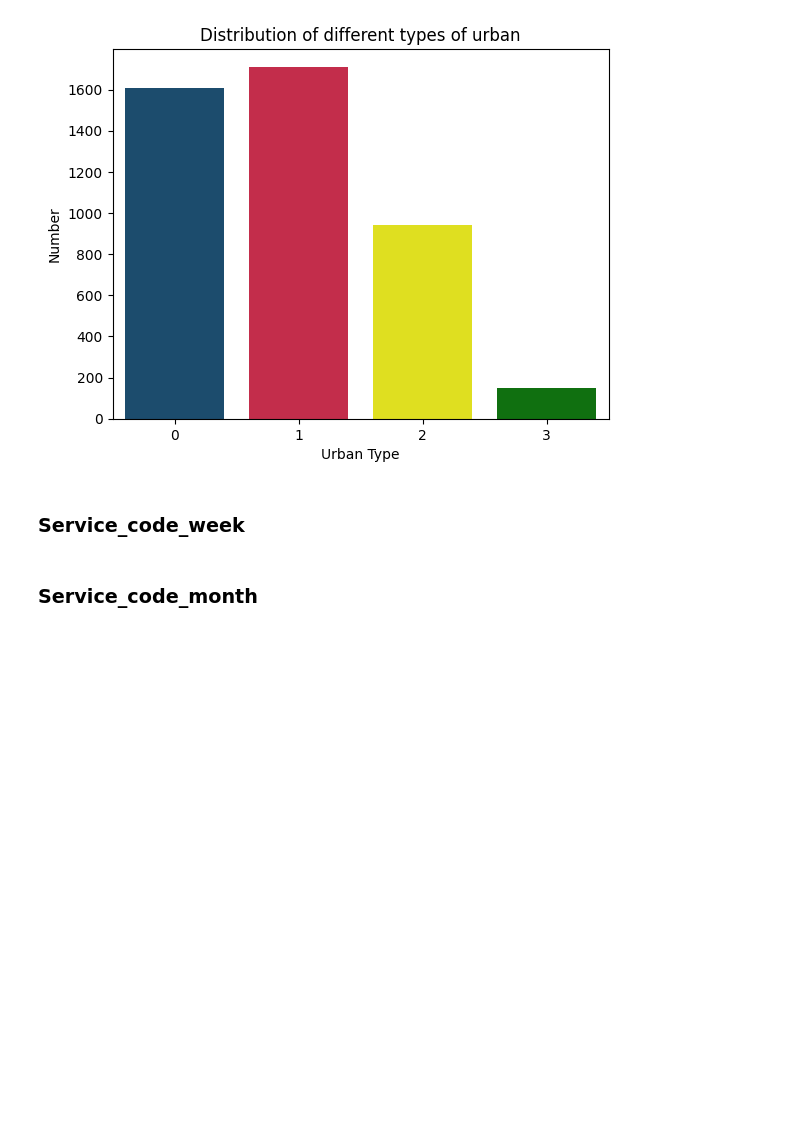
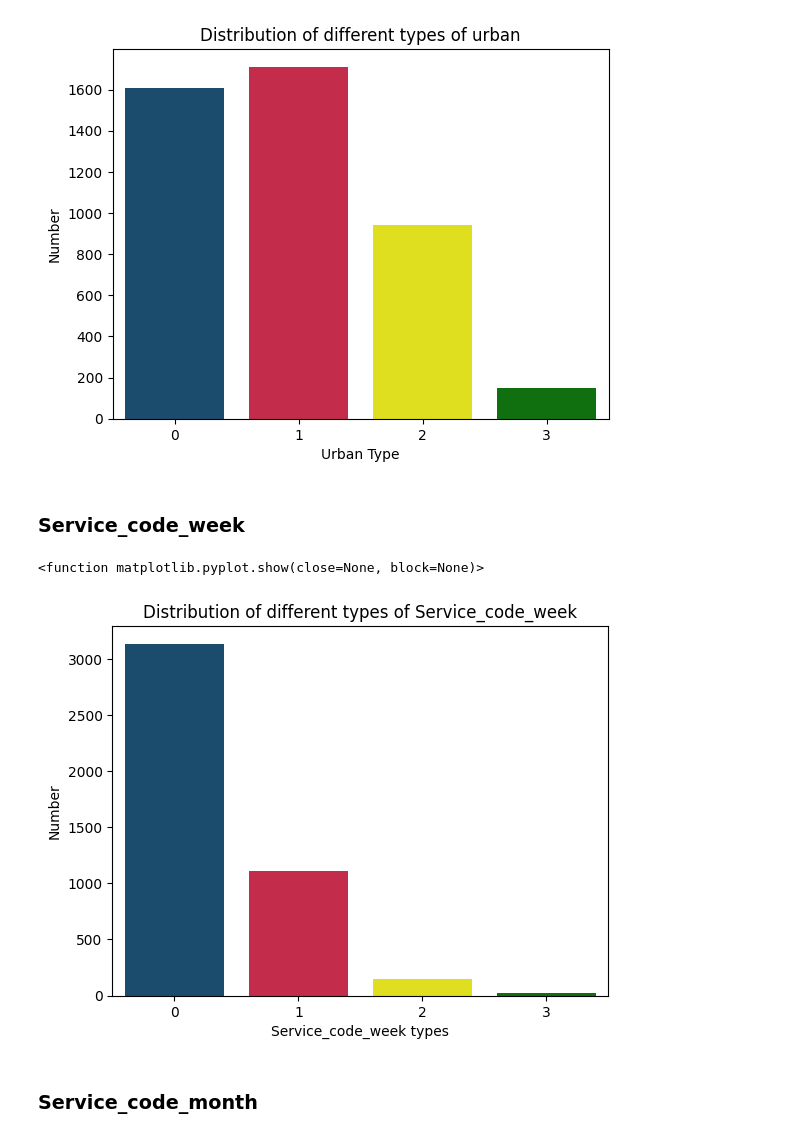
Before and after one commit to 2uanDM/FDC105_final, a Jupyter notebook: FDC105_final.ipynb, the cells around one changed output. Cells and saved outputs as stored; diff of their text form; code cells hidden in the pictures; blank space fills up the shorter version.

```diff
--- a/FDC105_final.ipynb
+++ b/FDC105_final.ipynb
@@ -708,6 +708,15 @@ plt.show()
 [figure]
 # %% [markdown]
 ### Service_code_week
+# %%
+sns.countplot(data = df, x = 'service_code_week',palette = ['#0F4F7A','#DC143C','yellow','green'])
+plt.xlabel('Service_code_week types')
+plt.ylabel('Number')
+plt.title('Distribution of different types of Service_code_week')
+plt.show
+# %% [output]
+<function matplotlib.pyplot.show(close=None, block=None)>
+[figure, added]
 # %% [markdown]
 ### Service_code_month
 # %%
```
Also changed, not shown: parts of 25 cells of this notebook.
